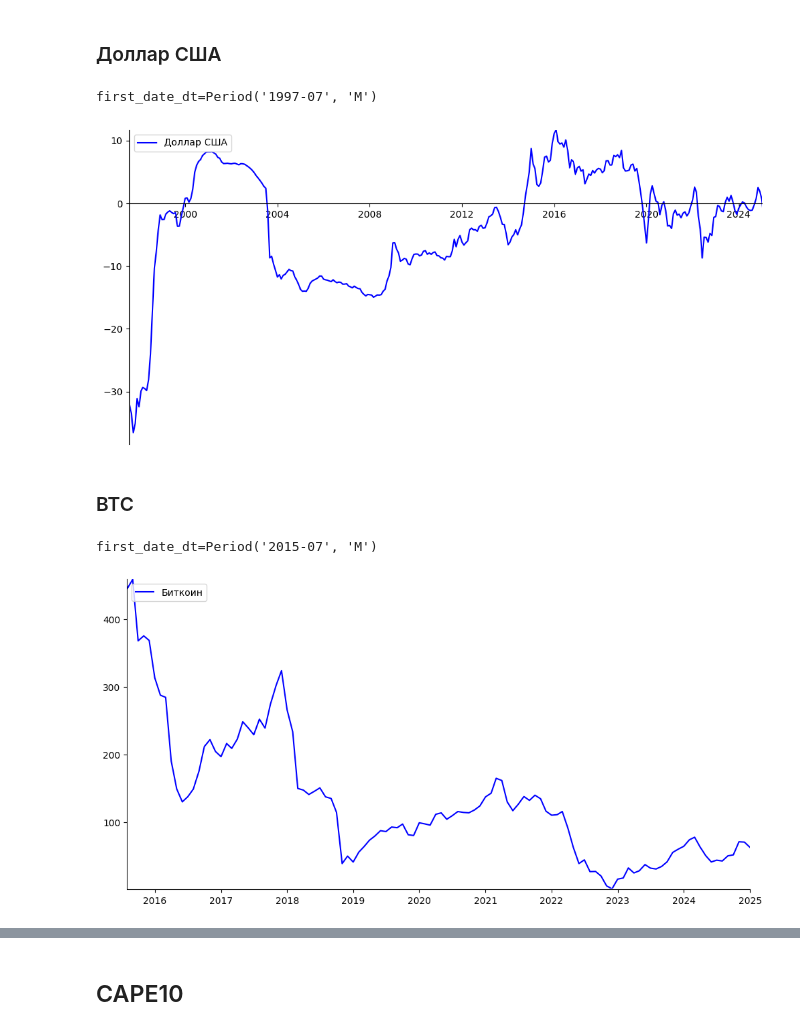
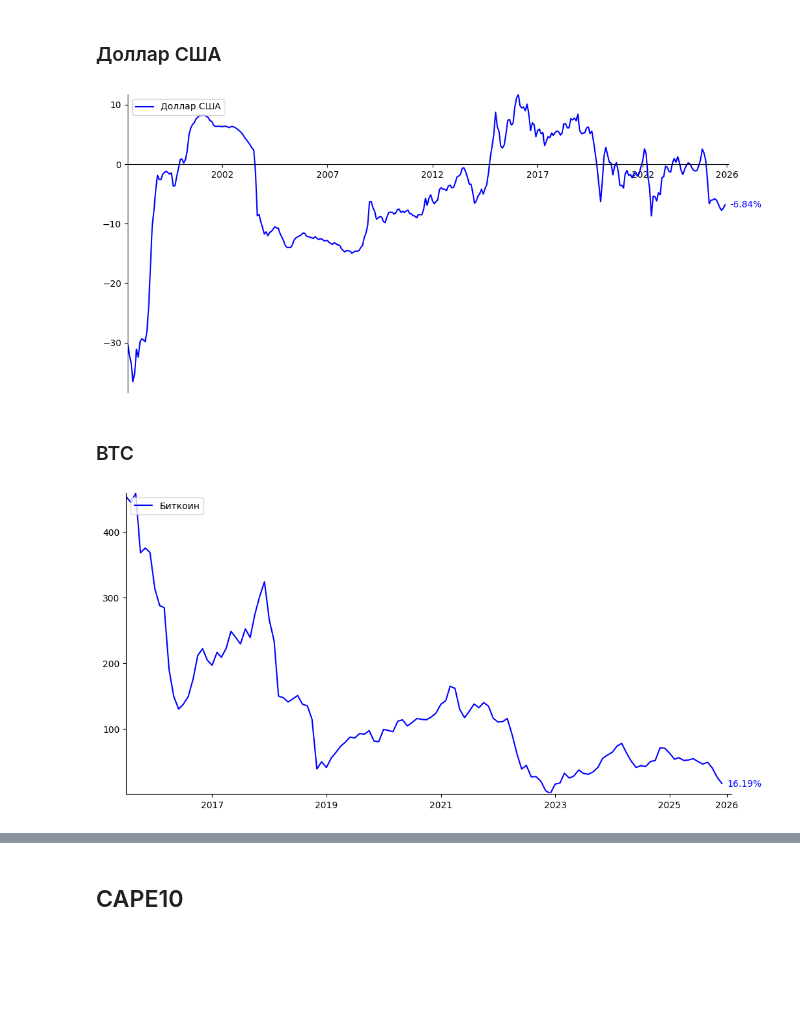
Before and after one commit to mbk-dev/publications_RUS, a Jupyter notebook: 16 compare_CAGR_of_assets_2025.ipynb, the cells around one changed output, grey strips where cells are left out. Drawn from its saved outputs; the diff is of its cells as text; code cells hidden in the pictures; blank space fills up the shorter version.

Commit message:
Update functions and charts in 16

```diff
--- a/16 compare_CAGR_of_assets_2025.ipynb
+++ b/16 compare_CAGR_of_assets_2025.ipynb
@@ -680,10 +724,9 @@ usd = {
     # 'RUCBTRNS.INDX': "Корпоративные облигации"
 }
 # %%
-plot_rolling_cagr(assets_dict=usd, ccy="RUB", window=5*12, real=True, draw_zero_axe=True)
+plot_rolling_cagr(assets_dict=usd, ccy="RUB", window=5*12, real=True, draw_zero_axe=True, show_last_value=True)
 # %% [output]
-first_date_dt=Period('1997-07', 'M')
-[figure, old version]
+[figure, new version]
 # %% [markdown]
 ### BTC
 # %%
@@ -695,8 +738,7 @@ btc = {
     # 'RUCBTRNS.INDX': "Корпоративные облигации"
 }
 # %%
-plot_rolling_cagr(assets_dict=btc, ccy="RUB", window=5*12, real=True)
+plot_rolling_cagr(assets_dict=btc, ccy="RUB", window=5*12, real=True, show_last_value=True)
 # %% [output]
-first_date_dt=Period('2015-07', 'M')
-[figure, old version]
+[figure, new version]
 # %%
```
Also changed, not shown: parts of 20 cells of this notebook.
